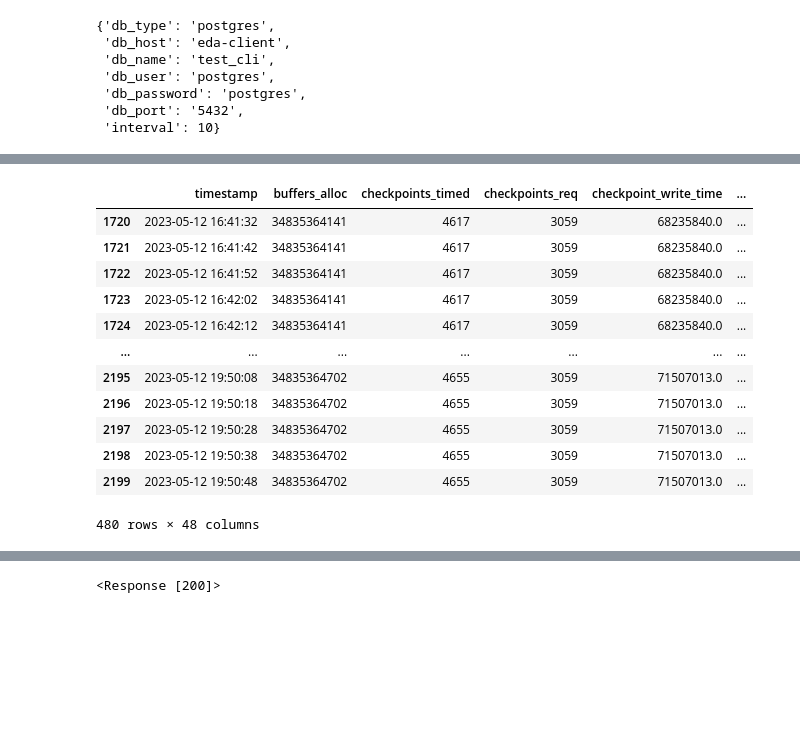
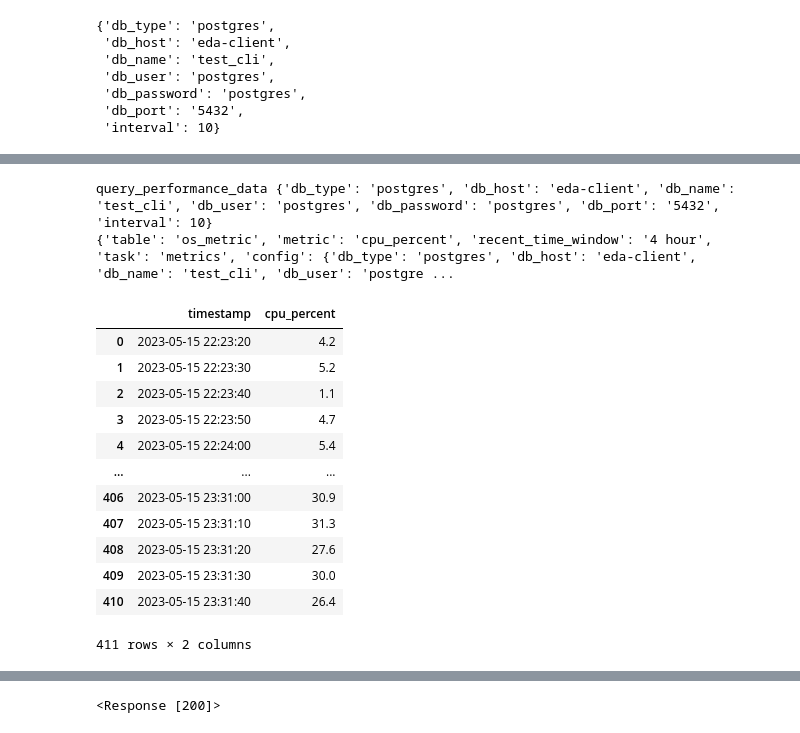
Before and after one commit to allene-ha/EDA_Framework, a Jupyter notebook: client_test.ipynb, the cells around one changed output, grey strips where cells are left out. Cells and saved outputs as stored; diff of their text form; code cells hidden in the pictures; blank space fills up the shorter version.

```diff
--- a/client_test.ipynb
+++ b/client_test.ipynb
@@ -31,19 +38,28 @@ timestamp = pd.to_datetime(previous_time)
 train_data, test_data = load_and_split_performance_data(config, split_date=timestamp)
 train_data = train_data[['timestamp','cpu_percent']]
 test_data = test_data[['timestamp','cpu_percent']]
-# %%
-test_data
-# %% [output]
-|  | timestamp | buffers_alloc | checkpoints_timed | checkpoints_req | checkpoint_write_time | ... |
-| 1720 | 2023-05-12 16:41:32 | 34835364141 | 4617 | 3059 | 68235840.0 | ... |
-| 1721 | 2023-05-12 16:41:42 | 34835364141 | 4617 | 3059 | 68235840.0 | ... |
-| 1722 | 2023-05-12 16:41:52 | 34835364141 | 4617 | 3059 | 68235840.0 | ... |
-| 1723 | 2023-05-12 16:42:02 | 34835364141 | 4617 | 3059 | 68235840.0 | ... |
-| 1724 | 2023-05-12 16:42:12 | 34835364141 | 4617 | 3059 | 68235840.0 | ... |
-| ... | ... | ... | ... | ... | ... | ... |
-| 2195 | 2023-05-12 19:50:08 | 34835364702 | 4655 | 3059 | 71507013.0 | ... |
-| 2196 | 2023-05-12 19:50:18 | 34835364702 | 4655 | 3059 | 71507013.0 | ... |
-| 2197 | 2023-05-12 19:50:28 | 34835364702 | 4655 | 3059 | 71507013.0 | ... |
-| 2198 | 2023-05-12 19:50:38 | 34835364702 | 4655 | 3059 | 71507013.0 | ... |
-| 2199 | 2023-05-12 19:50:48 | 34835364702 | 4655 | 3059 | 71507013.0 | ... |
-480 rows × 48 columns
+# %%
+# data loading
+data = query_performance_data(config, table='os_metric', metrics='cpu_percent', task='metrics', recent_time_window='4 hour')
+df = pd.DataFrame(data['metric'])
+# print(df)
+# df['timestamp'] = pd.to_datetime(df['timestamp'])
+# df.set_index('timestamp', inplace=True)
+
+df
+# %% [output]
+query_performance_data {'db_type': 'postgres', 'db_host': 'eda-client', 'db_name': 'test_cli', 'db_user': 'postgres', 'db_password': 'postgres', 'db_port': '5432', 'interval': 10}
+{'table': 'os_metric', 'metric': 'cpu_percent', 'recent_time_window': '4 hour', 'task': 'metrics', 'config': {'db_type': 'postgres', 'db_host': 'eda-client', 'db_name': 'test_cli', 'db_user': 'postgre ...
+|  | timestamp | cpu_percent |
+| 0 | 2023-05-15 22:23:20 | 4.2 |
+| 1 | 2023-05-15 22:23:30 | 5.2 |
+| 2 | 2023-05-15 22:23:40 | 1.1 |
+| 3 | 2023-05-15 22:23:50 | 4.7 |
+| 4 | 2023-05-15 22:24:00 | 5.4 |
+| ... | ... | ... |
+| 406 | 2023-05-15 23:31:00 | 30.9 |
+| 407 | 2023-05-15 23:31:10 | 31.3 |
+| 408 | 2023-05-15 23:31:20 | 27.6 |
+| 409 | 2023-05-15 23:31:30 | 30.0 |
+| 410 | 2023-05-15 23:31:40 | 26.4 |
+411 rows × 2 columns
```
Also changed, not shown: parts of 10 cells of this notebook, 2 other files.
